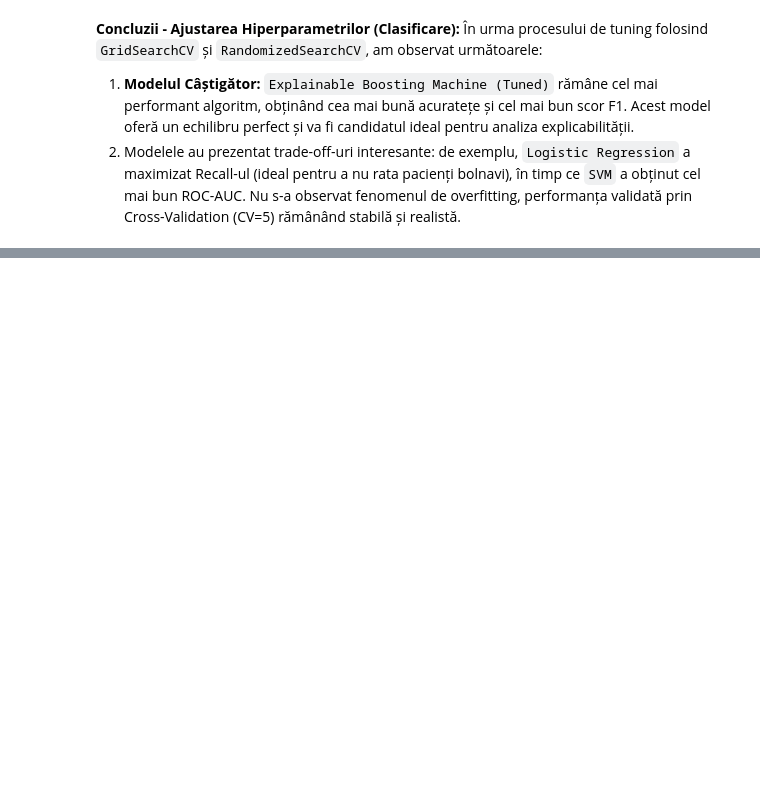
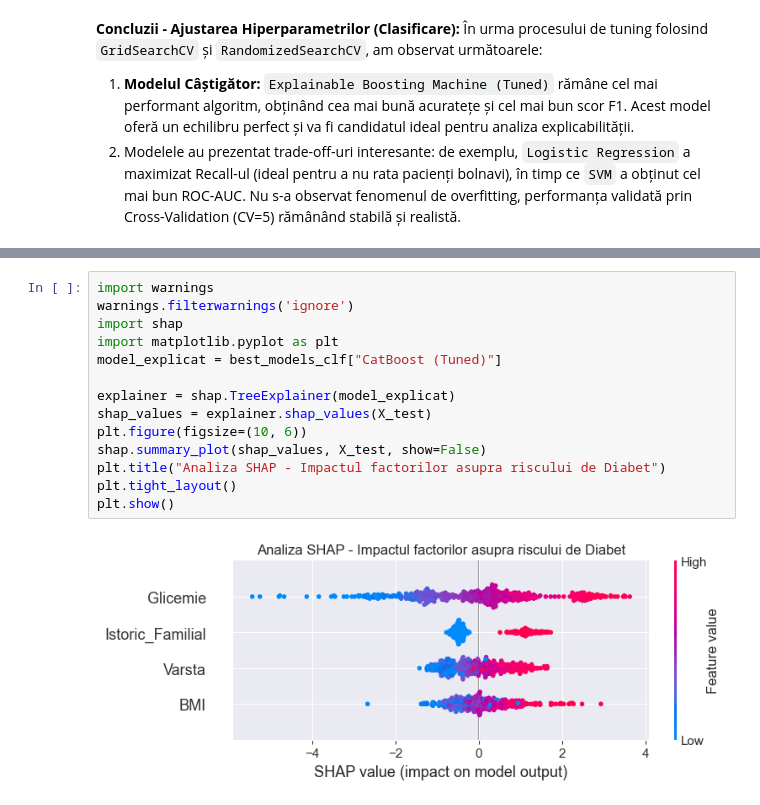
Before and after one commit to Technical-University-of-Cluj-Napoca/proiect-ml-bianca184, a Jupyter notebook: notebook_clasificare.ipynb, the cells around one changed output, grey strips where cells are left out. Drawn from its saved outputs; the diff is of its cells as text; blank space fills up the shorter version.

```diff
--- a/notebook_clasificare.ipynb
+++ b/notebook_clasificare.ipynb
@@ -257,0 +305,16 @@ Nu s-a observat fenomenul de overfitting, performanța validată prin Cross-Vali
+# %%
+import warnings
+warnings.filterwarnings('ignore')
+import shap
+import matplotlib.pyplot as plt
+model_explicat = best_models_clf["CatBoost (Tuned)"]
+
+explainer = shap.TreeExplainer(model_explicat)
+shap_values = explainer.shap_values(X_test)
+plt.figure(figsize=(10, 6))
+shap.summary_plot(shap_values, X_test, show=False)
+plt.title("Analiza SHAP - Impactul factorilor asupra riscului de Diabet")
+plt.tight_layout()
+plt.show()
+# %% [output]
+[figure, added]
```
Also changed, not shown: parts of 7 cells of this notebook, 6 other files.
